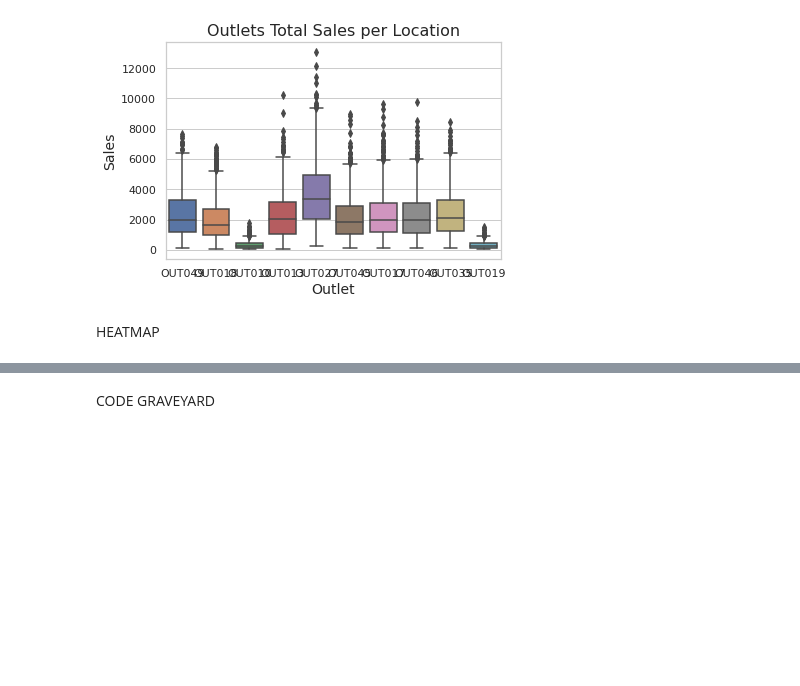
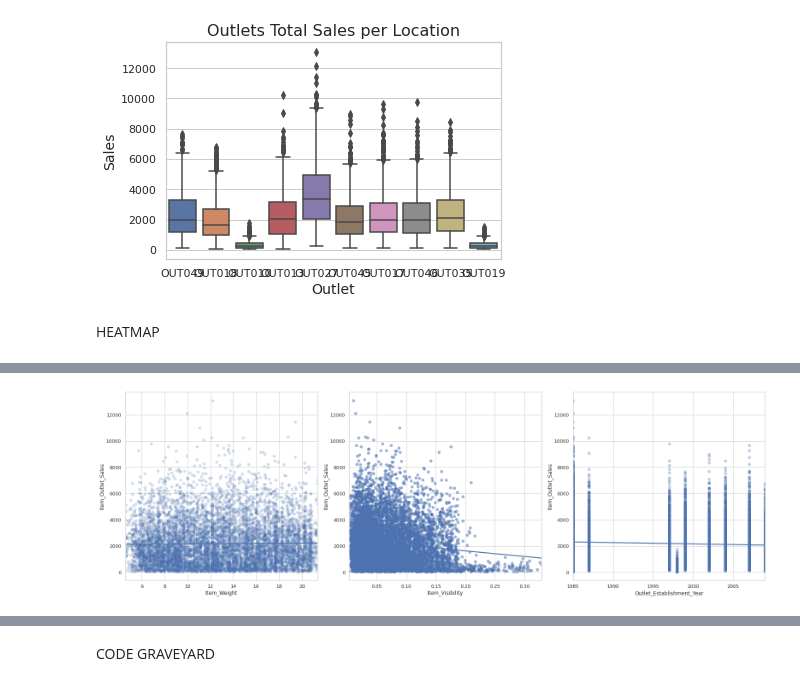
Before and after one commit to GENNYB7/FoodSale_Forecast, a Jupyter notebook: Forecast_FoodSale.ipynb, the cells around one changed output, grey strips where cells are left out. Drawn from its saved outputs; the diff is of its cells as text; code cells hidden in the pictures; blank space fills up the shorter version.

```diff
--- a/Forecast_FoodSale.ipynb
+++ b/Forecast_FoodSale.ipynb
@@ -461,0 +440,9 @@ ax.set_title('Outlets Sales Trends');
+# %%
+#from linear regression class
+fig, axes = plt.subplots(nrows = 1, ncols = 3, figsize = (22,7))
+sns.regplot(x="Item_Weight", y="Item_Outlet_Sales", data=forecast_df, ci=None, ax = axes[0], scatter_kws={'alpha':0.2});
+sns.regplot(x="Item_Visibility", y="Item_Outlet_Sales", data=forecast_df, ci=None, ax = axes[1], scatter_kws={'alpha':0.5});
+sns.regplot(x="Outlet_Establishment_Year", y="Item_Outlet_Sales", data=forecast_df, ci=None, ax = axes[2], scatter_kws={'alpha':0.3});
+fig.tight_layout()
+# %% [output]
+[figure, added]
```
Also changed, not shown: parts of 30 cells of this notebook.
